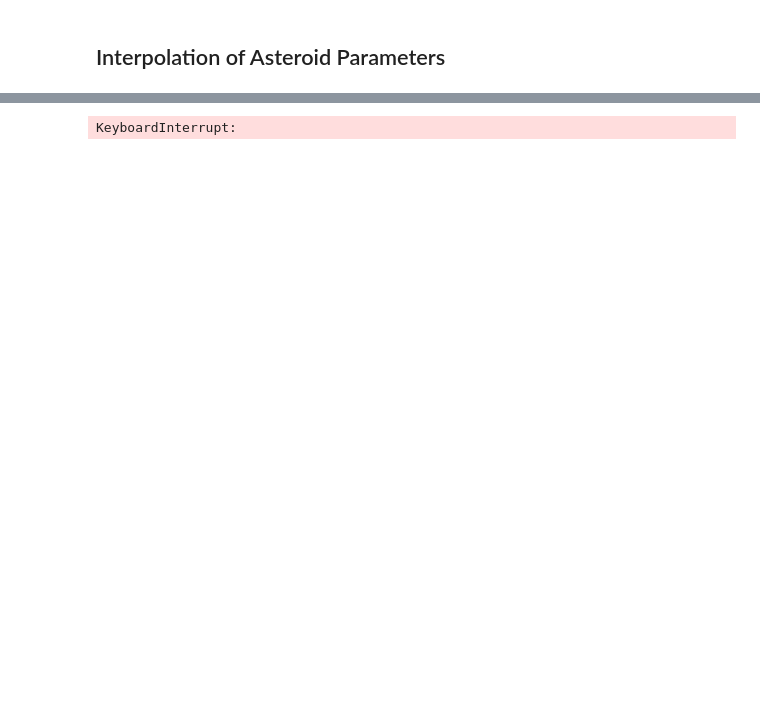
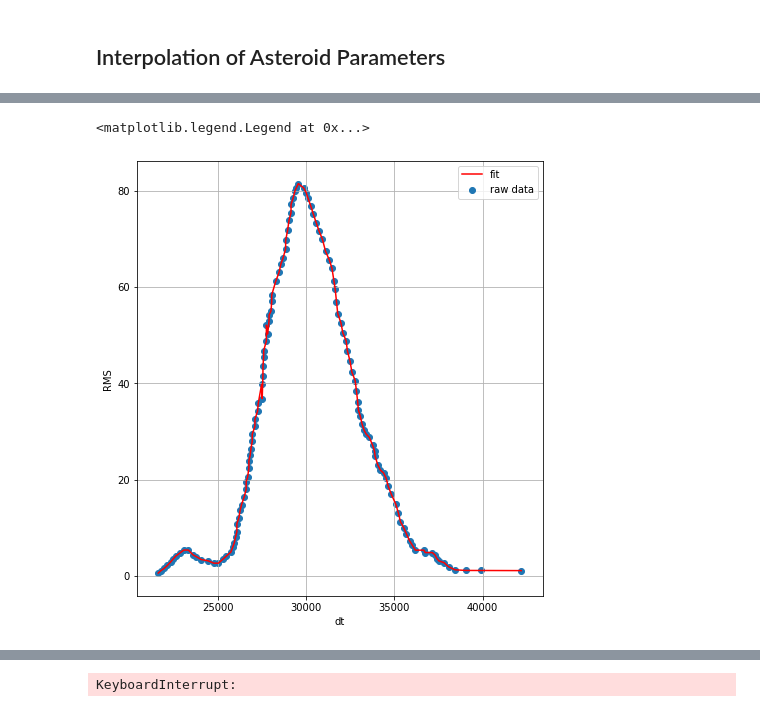
Before and after one commit to hustic/Armageddon, a Jupyter notebook: Presentation.ipynb, the cells around one changed output, grey strips where cells are left out. Saved outputs shown, nothing was run; the diff lists cells and outputs as text; code cells hidden in the pictures; blank space fills up the shorter version.

```diff
--- a/Presentation.ipynb
+++ b/Presentation.ipynb
@@ -518 +542,23 @@ want
+# %%
+# exctract starting height of data
+alt = want.iloc[0,0] * 1e3
+x = np.linspace(21000, 42000, 1000) # linspace between max and min height
+want = want.sort_values(by='Height (km)', ascending=True) # making sure our x axis ascends
+xr = want.iloc[:, 0].values * 1000
+yr = want.iloc[:, 1].values
+
+f = si.PchipInterpolator(xr, yr, 10)
+
+fig = plt.figure(figsize=(16, 8))
+ax1 = plt.subplot(121)
+
+ax1.plot(xr, f(xr), 'r', label='fit')
+ax1.scatter(xr, want.iloc[:, 1], label='raw data')
+ax1.set_xlabel('dt')
+ax1.set_ylabel('RMS')
+ax1.grid()
+ax1.legend()
+# %% [output]
+<matplotlib.legend.Legend at 0x...>
+[figure, added]
 # %%
```
Also changed, not shown: parts of 5 cells of this notebook.
